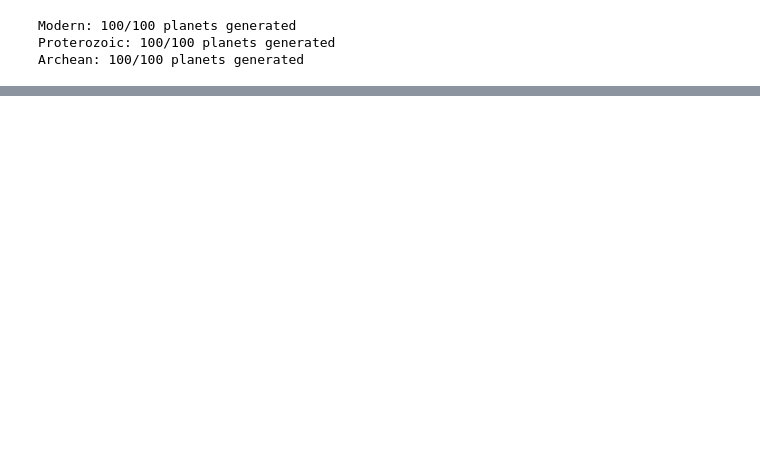
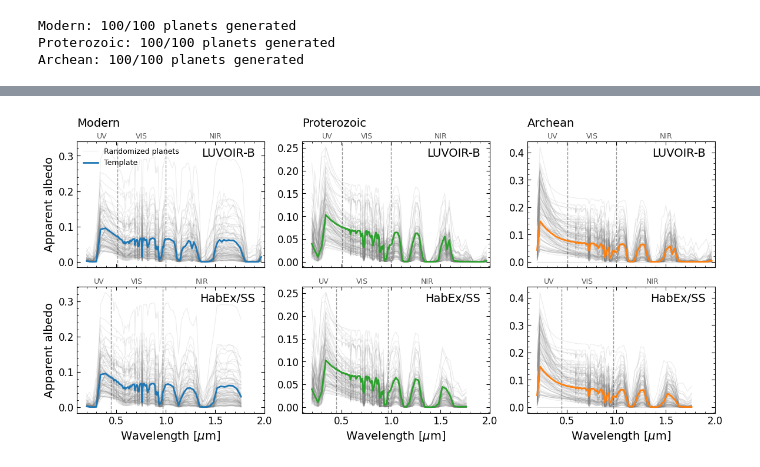
Before and after one commit to SarahBarbosa/geexhp, a Jupyter notebook: examples/02-different_earth.ipynb, the cells around one changed output, grey strips where cells are left out. Saved outputs shown, nothing was run; the diff lists cells and outputs as text; code cells hidden in the pictures; blank space fills up the shorter version.

```diff
--- a/examples/02-different_earth.ipynb
+++ b/examples/02-different_earth.ipynb
@@ -869,0 +1189,88 @@ plt.show()
+# %%
+epoch_order = ["modern", "proterozoic", "archean"]
+telescope_order = ["LUVOIR-B", "HabEx/SS"]
+prefix = {"LUVOIR-B": "B", "HabEx/SS": "SS"}
+xlim = (0.1, 2.0)
+
+
+def split_channels(wl, y, bands, eps=1e-9):
+    wl, y = np.asarray(wl, float), np.asarray(y, float)
+    for band in ("UV", "Vis", "NIR"):
+        lo, hi = bands[band][0], bands[band][-1]
+        mask = (wl >= lo - eps) & (wl <= hi + eps)
+        if mask.any():
+            yield wl[mask], y[mask]
+
+
+fig, axes = plt.subplots(nrows=2, ncols=3, figsize=(14, 6), sharex=True, sharey="col")
+
+for row, telescope in enumerate(telescope_order):
+    p = prefix[telescope]
+    bands = {b: np.asarray(WAVELENGTHS[f"{p}-{b}"]) for b in ("UV", "Vis", "NIR")}
+
+    for col, era in enumerate(epoch_order):
+        ax = axes[row, col]
+        settings = EPOCH_SETTINGS[era]
+
+        for i, spectrum in enumerate(random_spectra[era][telescope]):
+            for s, (wl, alb) in enumerate(
+                split_channels(spectrum["WAVELENGTH"], spectrum["ALBEDO"], bands)
+            ):
+                ax.plot(
+                    wl,
+                    alb,
+                    color="gray",
+                    alpha=0.15,
+                    lw=0.8,
+                    zorder=1,
+                    label="Randomized planets" if (i == 0 and s == 0) else None,
+                )
+
+        template = template_spectra[era][telescope]
+        for s, (wl, alb) in enumerate(
+            split_channels(template["WAVELENGTH"], template["ALBEDO"], bands)
+        ):
+            ax.plot(
+                wl,
+                alb,
+                color=settings["color"],
+                lw=2.0,
+                zorder=10,
+                label="Template" if s == 0 else None,
+            )
+
+        for band in ("UV", "Vis"):
+            ax.axvline(bands[band][-1], color="k", ls="--", alpha=0.4, lw=1, zorder=3)
+
+        ax.text(0.95, 0.95, telescope, transform=ax.transAxes, ha="right", va="top")
+
+        label_y = 0.90  # altura do texto (0 = base, 1 = topo)
+        label_shift = 0.0  # deslocamento para a direita (fração da largura do eixo)
+
+        for band, label in zip(("UV", "Vis", "NIR"), ("UV", "VIS", "NIR")):
+            lo, hi = bands[band][0], min(bands[band][-1], xlim[1])
+            ax.text(
+                (lo + hi) / 2,
+                1.01,
+                label,
+                transform=ax.get_xaxis_transform(),
+                ha="center",
+                va="bottom",
+                color="0.35",
+                fontsize=9,
+            )
+
+        ax.set_xlim(*xlim)
+        if row == 0:
+            ax.set_title(settings["title"], loc="left", pad=18)
+        else:
+            ax.set_xlabel(r"Wavelength [$\mu$m]")
+        if col == 0:
+            ax.set_ylabel("Apparent albedo")
+
+axes[0, 0].legend(loc="upper left", frameon=False, fontsize=9)
+
+plt.subplots_adjust(wspace=0.2, hspace=0.15)
+plt.show()
+# %% [output]
+[figure, added]
```
Also changed, not shown: parts of 7 cells of this notebook, 4 other files.
